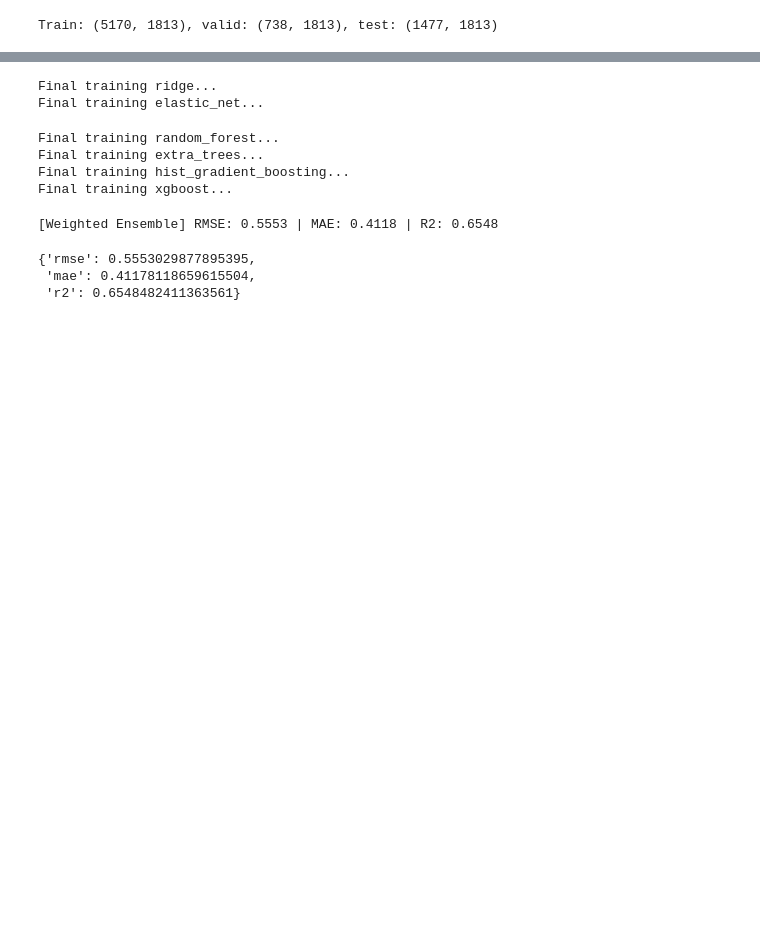
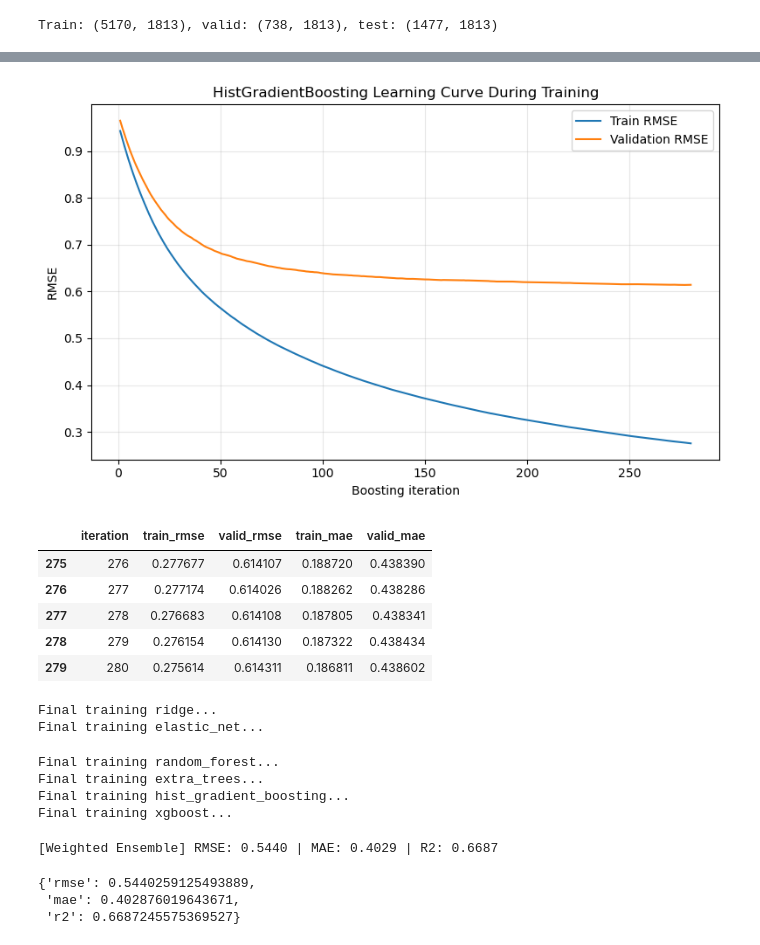
Before and after one commit to LucaBTE/toxicity-prediction, a Jupyter notebook: notebooks/ml-models/model_weighted_ensemble.ipynb, the cells around one changed output, grey strips where cells are left out. Saved outputs shown, nothing was run; the diff lists cells and outputs as text; code cells hidden in the pictures; blank space fills up the shorter version.

Commit message:
learning curve, ensemble justifications based on papers, hypertuning

```diff
--- a/notebooks/ml-models/model_weighted_ensemble.ipynb
+++ b/notebooks/ml-models/model_weighted_ensemble.ipynb
@@ -189,3 +386,48 @@ regression_metrics(y_valid, valid_ensemble)
+# %%
+#learning curve during training: performance at each boosting iteration
+#HistGradientBoosting is an active final model and exposes staged predictions for each boosting iteration.
+def rmse(y_true, y_pred):
+    return float(np.sqrt(mean_squared_error(y_true, y_pred)))
+
+boosting_model = fitted_for_weights['hist_gradient_boosting']
+iteration_rows = []
+
+for iteration, (train_pred, valid_pred) in enumerate(
+    zip(boosting_model.staged_predict(X_train), boosting_model.staged_predict(X_valid)),
+    start=1,
+):
+    iteration_rows.append({
+        'iteration': iteration,
+        'train_rmse': rmse(y_train, train_pred),
+        'valid_rmse': rmse(y_valid, valid_pred),
+        'train_mae': float(mean_absolute_error(y_train, train_pred)),
+        'valid_mae': float(mean_absolute_error(y_valid, valid_pred)),
+    })
+
+training_iteration_curve = pd.DataFrame(iteration_rows)
+training_iteration_curve.to_csv(paths['training_iteration_curve_csv'], index=False)
+
+plt.figure(figsize=(8, 5))
+plt.plot(training_iteration_curve['iteration'], training_iteration_curve['train_rmse'], label='Train RMSE')
+plt.plot(training_iteration_curve['iteration'], training_iteration_curve['valid_rmse'], label='Validation RMSE')
+plt.xlabel('Boosting iteration')
+plt.ylabel('RMSE')
+plt.title('HistGradientBoosting Learning Curve During Training')
+plt.grid(True, alpha=0.3)
+plt.legend()
+plt.tight_layout()
+plt.savefig(paths['training_iteration_curve'], dpi=300, bbox_inches='tight')
+plt.show()
+
+training_iteration_curve.tail()
+# %% [output]
+[figure, added]
+|  | iteration | train_rmse | valid_rmse | train_mae | valid_mae |
+| 275 | 276 | 0.277677 | 0.614107 | 0.188720 | 0.438390 |
+| 276 | 277 | 0.277174 | 0.614026 | 0.188262 | 0.438286 |
+| 277 | 278 | 0.276683 | 0.614108 | 0.187805 | 0.438341 |
+| 278 | 279 | 0.276154 | 0.614130 | 0.187322 | 0.438434 |
+| 279 | 280 | 0.275614 | 0.614311 | 0.186811 | 0.438602 |
 # %%
 #final fit on train + validation, then evaluate once on the held-out test set.
 X_full = np.vstack([X_train, X_valid])
@@ -194,7 +436,7 @@ y_full = np.concatenate([y_train, y_valid])
 final_estimators = {}
 test_predictions = {}
 
-for name, estimator in make_estimators().items():
+for name, estimator in make_estimators(tuned_params).items():
     print(f'Final training {name}...')
     final_model = fit_estimator(name, clone(estimator), X_full, y_full, X_valid, y_valid)
     final_estimators[name] = final_model
@@ -212,7 +454,7 @@ Final training random_forest...
 Final training extra_trees...
 Final training hist_gradient_boosting...
 Final training xgboost...
-[Weighted Ensemble] RMSE: 0.5553 | MAE: 0.4118 | R2: 0.6548
+[Weighted Ensemble] RMSE: 0.5440 | MAE: 0.4029 | R2: 0.6687
-{'rmse': 0.5553029877895395,
- 'mae': 0.41178118659615504,
- 'r2': 0.6548482411363561}
+{'rmse': 0.5440259125493889,
+ 'mae': 0.402876019643671,
+ 'r2': 0.6687245575369527}
```
Also changed, not shown: parts of 12 cells of this notebook, 5 other files.
